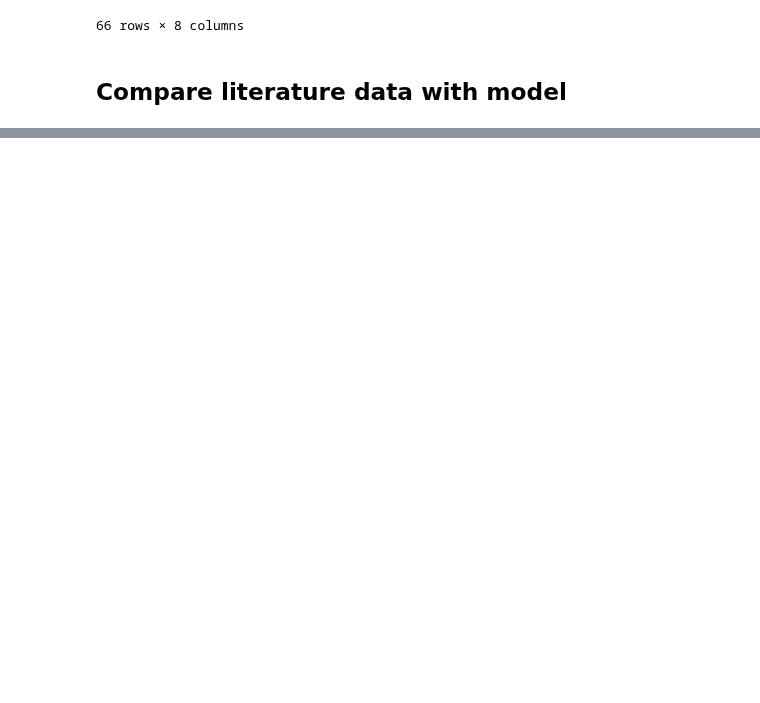
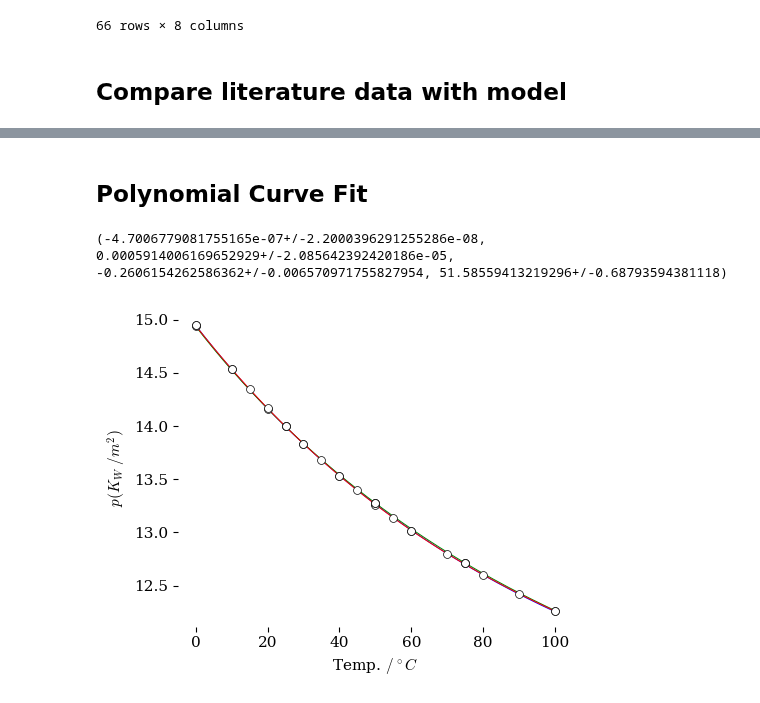
Before and after one commit to blinkletter/4410PythonNotebooks, a Jupyter notebook: Class_10/water_ion_product.ipynb, the cells around one changed output, grey strips where cells are left out. Saved outputs shown, nothing was run; the diff lists cells and outputs as text; code cells hidden in the pictures; blank space fills up the shorter version.

```diff
--- a/Class_10/water_ion_product.ipynb
+++ b/Class_10/water_ion_product.ipynb
@@ -608,0 +609,67 @@ plt.show()
+# %% [markdown]
+## Polynomial Curve Fit
+# %%
+df2 = pd.read_csv("data/IAPWS_edited3.csv",
+                 delimiter = ",",
+                 skipinitialspace=True,
+#                 index_col="pH",
+                 comment = "#")
+#display(df2)
+
+datatemp = df2["t (°C)"] + 273.15
+dataKW = df2["pKw(exp.)"]
+dataerr = df2["u[pKw(exp.)]"]
+
+
+result = np.polyfit(datatemp, dataKW, deg=3, rcond=None, full=False, w=1/dataerr, cov=True)
+[popt,pcov] = result
+
+popt_u = un.correlated_values(popt,pcov)
+print(popt_u)
+
+# make function from parameters
+predict = np.poly1d(popt)
+
+#x=np.linspace(0+273, 100+273, 100)
+x = T   # use values from density table to match arrays for pKwCalcAIPWS and pKwCalcNIST
+y = predict(x)
+
+################################################################################
+### Plot the data and the line fit.
+################################################################################
+plt.rcdefaults()
+plt.style.use(github_styles_location + "tufte.mplstyle")
+
+fig, ax = plt.subplots(nrows=1, ncols=1, figsize=(5,4))
+
+
+ax.plot(T-273.15, pKwCalcAIPWS, color='blue', zorder=1, linewidth=0.7)
+ax.plot(T-273.15, pKwCalcNIST, color='green', zorder=1, linewidth=0.7)
+
+ax.plot(x-273.15, y, color='red', zorder=1, linewidth=0.7)
+
+ax.scatter(datatemp-273.15, dataKW,
+           marker = "o", s=32,
+           color="white", edgecolor = "black",
+           linewidth = 0.5, zorder=3)
+
+ax.errorbar(datatemp-273.15, dataKW, dataerr*2, marker = None,
+            ecolor = "red", elinewidth = 0.5, capsize = 0,
+            linewidth = 0, zorder = 2)
+
+
+ax.set(ylabel=r"$p{(K_W\ /m^{2})}$",
+       xlabel=r"Temp. $/^\circ C$",
+#           xlim=[-0.01,0.35],
+#          ylim=[-1.25,-0.7]
+      )
+#ax.axvline(17+273.15, linewidth = 0.4, color = "lightgray", zorder=0)
+
+
+
+
+plt.savefig("plots/KW_plot.pdf")
+plt.show()
+# %% [output]
+(-4.7006779081755165e-07+/-2.2000396291255286e-08, 0.0005914006169652929+/-2.085642392420186e-05, -0.2606154262586362+/-0.006570971755827954, 51.58559413219296+/-0.68793594381118)
+[figure, added]
```
Also changed, not shown: parts of 2 cells of this notebook, 4 other files.
